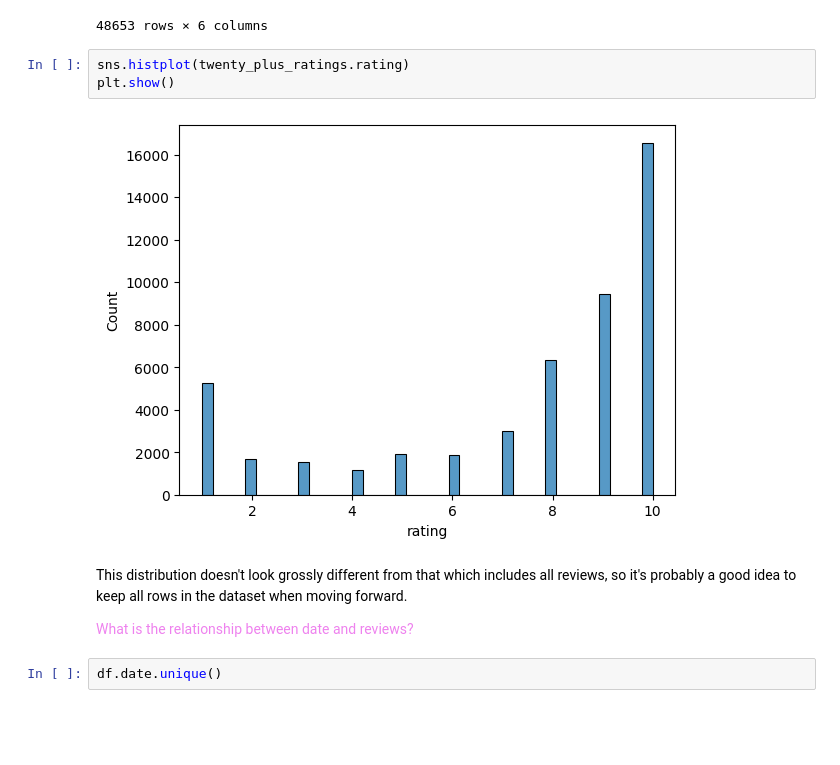
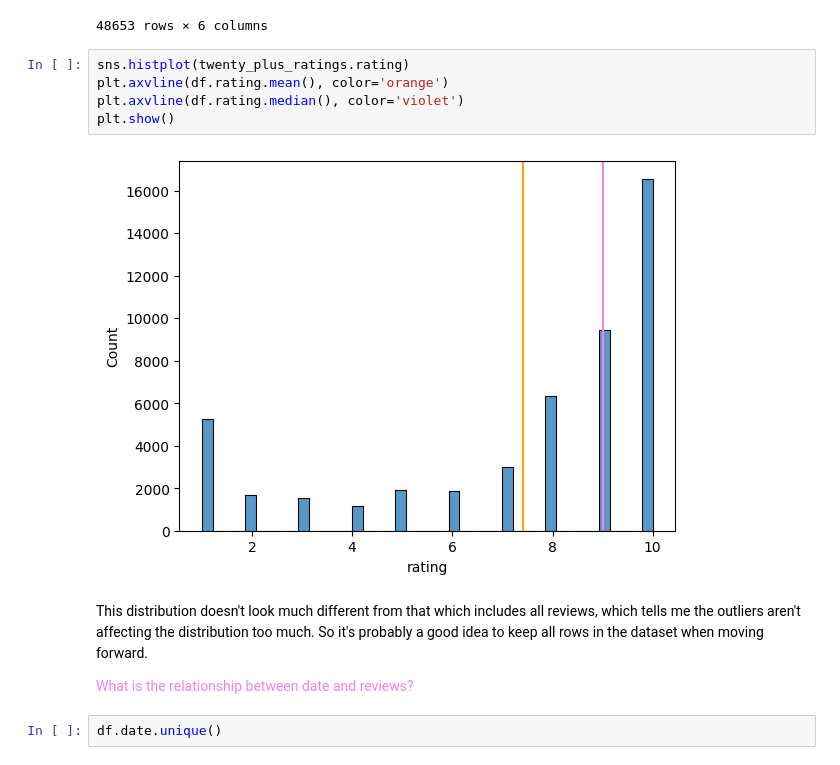
Before and after one commit to fractaldatalearning/psychedelic_efficacy, a Jupyter notebook: notebooks/2-kl-studies-eda.ipynb, the cells around one changed output. Drawn from its saved outputs; the diff is of its cells as text; blank space fills up the shorter version.

```diff
--- a/notebooks/2-kl-studies-eda.ipynb
+++ b/notebooks/2-kl-studies-eda.ipynb
@@ -284,11 +286,13 @@ twenty_plus_ratings.sort_values('ratings_count')
 48653 rows × 6 columns
 # %%
 sns.histplot(twenty_plus_ratings.rating)
+plt.axvline(df.rating.mean(), color='orange')
+plt.axvline(df.rating.median(), color='violet')
 plt.show()
 # %% [output]
-[figure, old version]
+[figure, new version]
 # %% [markdown]
-This distribution doesn't look grossly different from that which includes all reviews, so it's probably a good idea to keep all rows in the dataset when moving forward.
+This distribution doesn't look much different from that which includes all reviews, which tells me the outliers aren't affecting the distribution too much. So it's probably a good idea to keep all rows in the dataset when moving forward.
 
 <font color='violet'> What is the relationship between date and reviews?
 # %%
```
Also changed, not shown: parts of 18 cells of this notebook, 2 other files.
